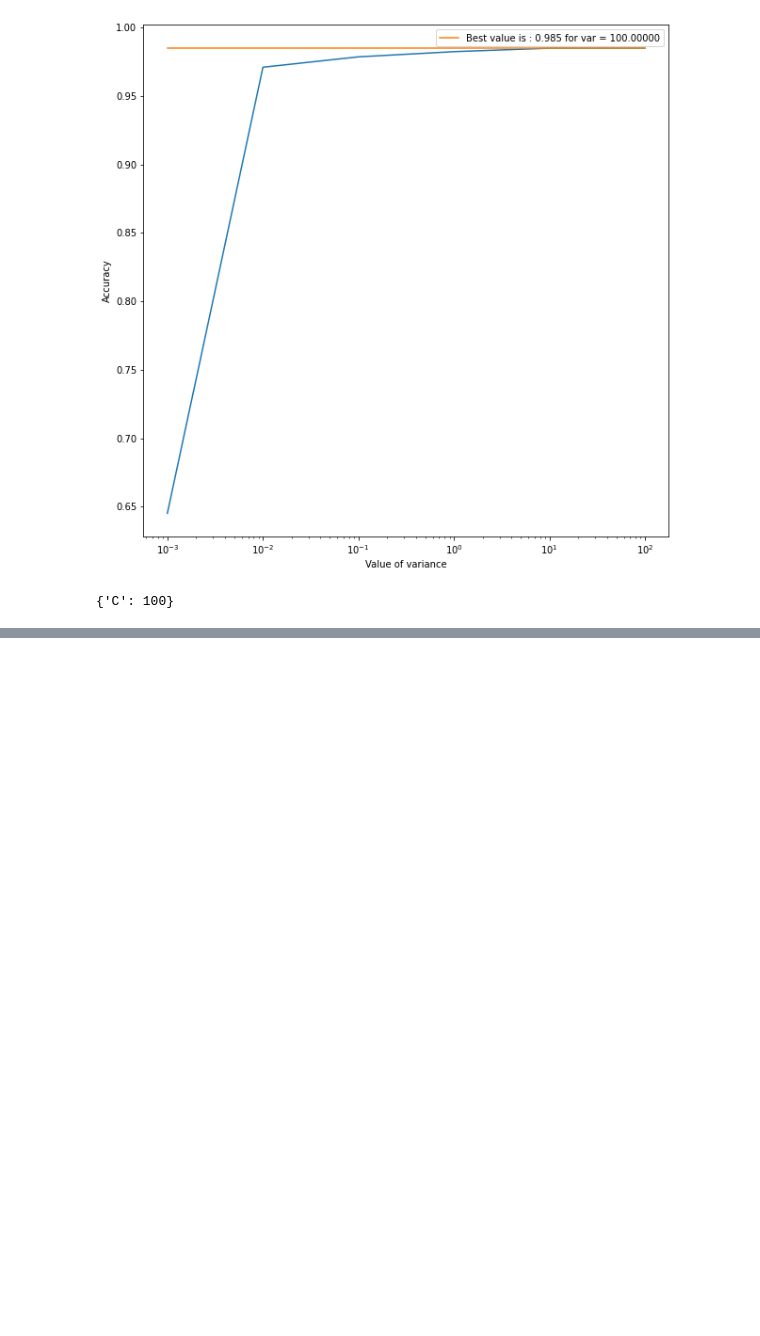
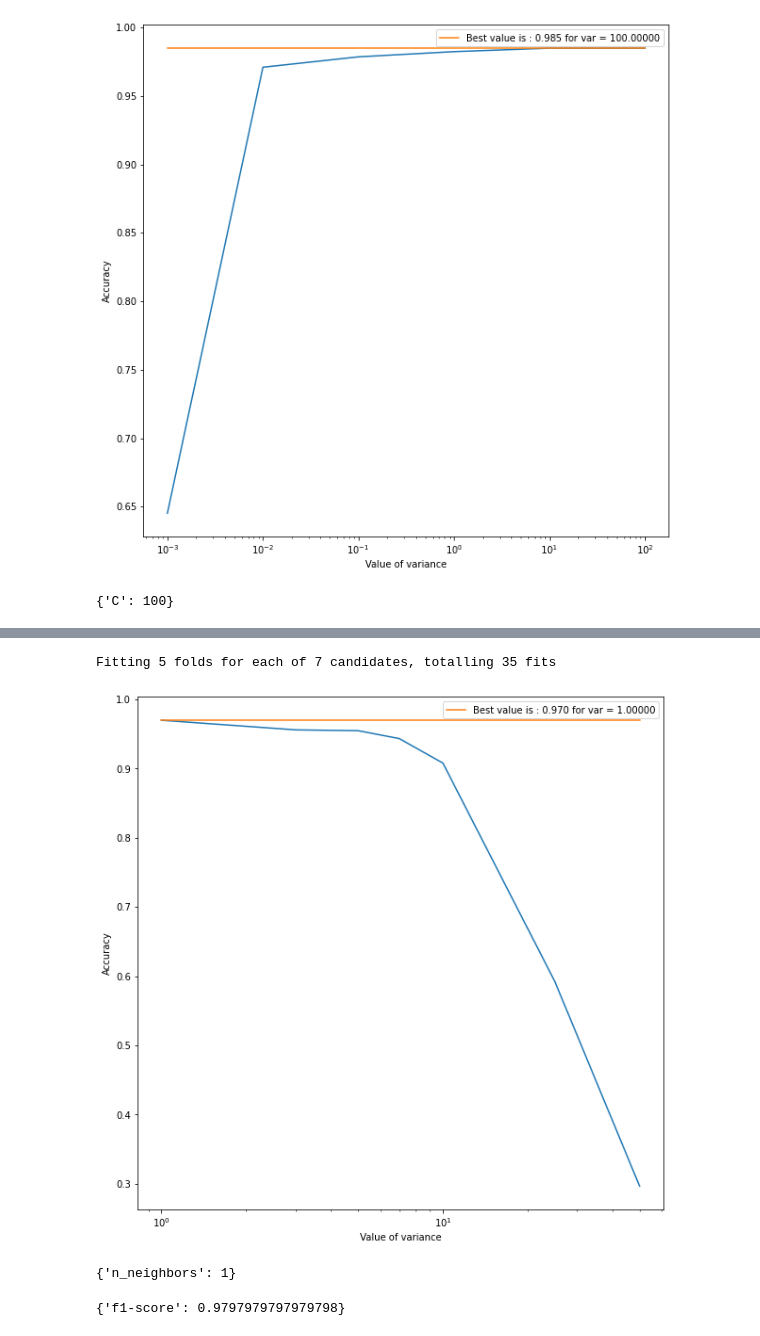
Before and after one commit to Arthur8754/ProjetML, a Jupyter notebook: main.ipynb, the cells around one changed output, grey strips where cells are left out. Cells and saved outputs as stored; diff of their text form; code cells hidden in the pictures; blank space fills up the shorter version.

```diff
--- a/main.ipynb
+++ b/main.ipynb
@@ -137,0 +245,26 @@ perceptron_classifier.error(y_pred,y_test)
+# %%
+# create an instance of the LogisticRegressionClassifier class with a dictionary of hyperparameters to search over
+knn_classifier = KNN_Classifier({"n_neighbors":[1,3,5,7,10,25,50]})
+
+# find the best hyperparameters for the classifier
+knn_best_params = knn_classifier.hyperparameter_search(X_train, y_train, k=5,graphic=True)
+print(knn_best_params)
+# %% [output]
+Fitting 5 folds for each of 7 candidates, totalling 35 fits
+[figure, added]
+{'n_neighbors': 1}
+# %%
+knn_classifier = KNN_Classifier()
+knn_classifier.setParameter(knn_best_params)
+
+knn_classifier.train(X_train,y_train)
+
+y_pred = knn_classifier.predict(X_test)
+
+# use the LabelEncoder object to transform your data
+score = knn_classifier.error(y_pred,y_test)
+f1_parameters.append(score['f1-score'])
+
+print(score)
+# %% [output]
+{'f1-score': 0.9797979797979798}
```
Also changed, not shown: parts of 17 cells of this notebook, 5 other files.
